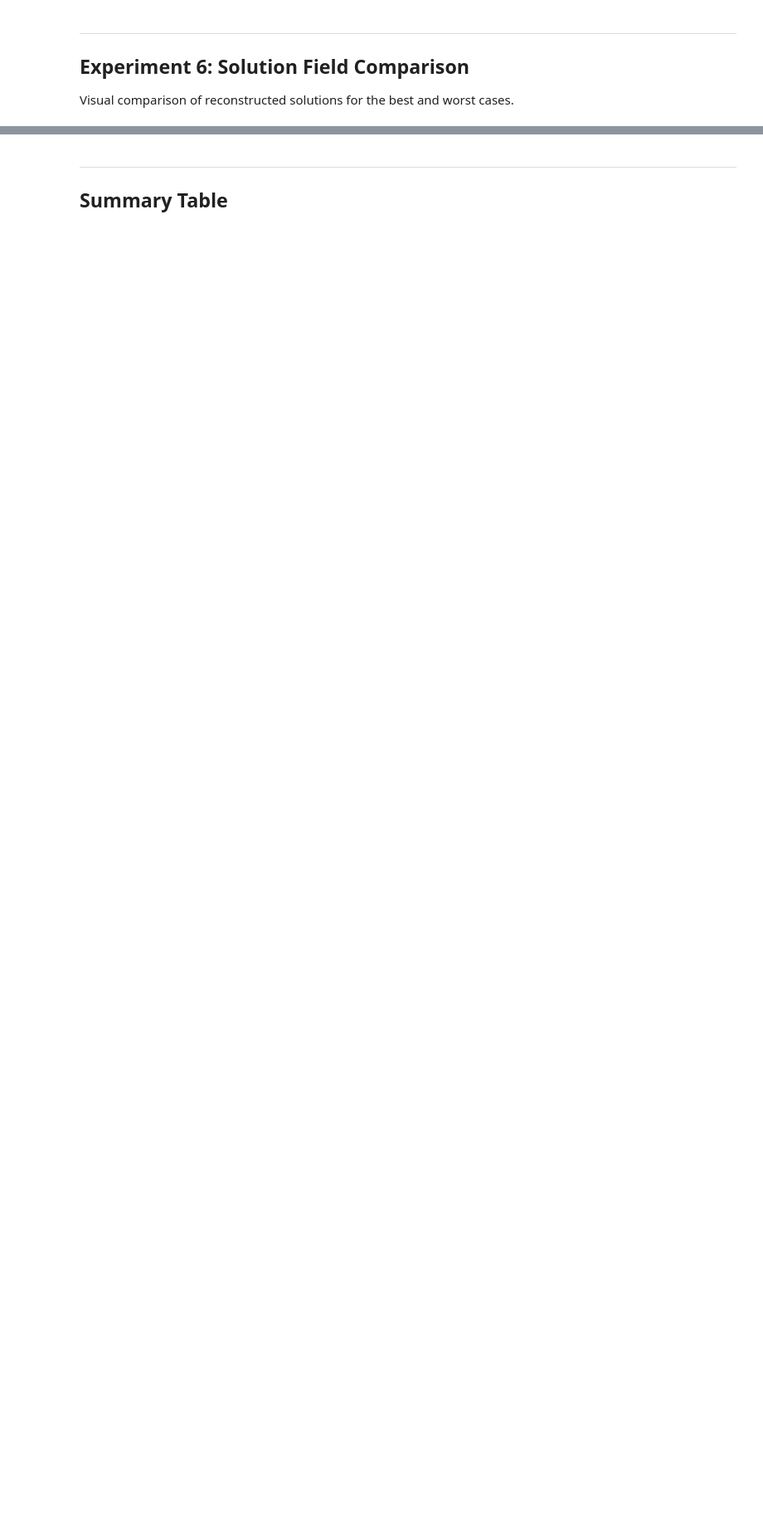
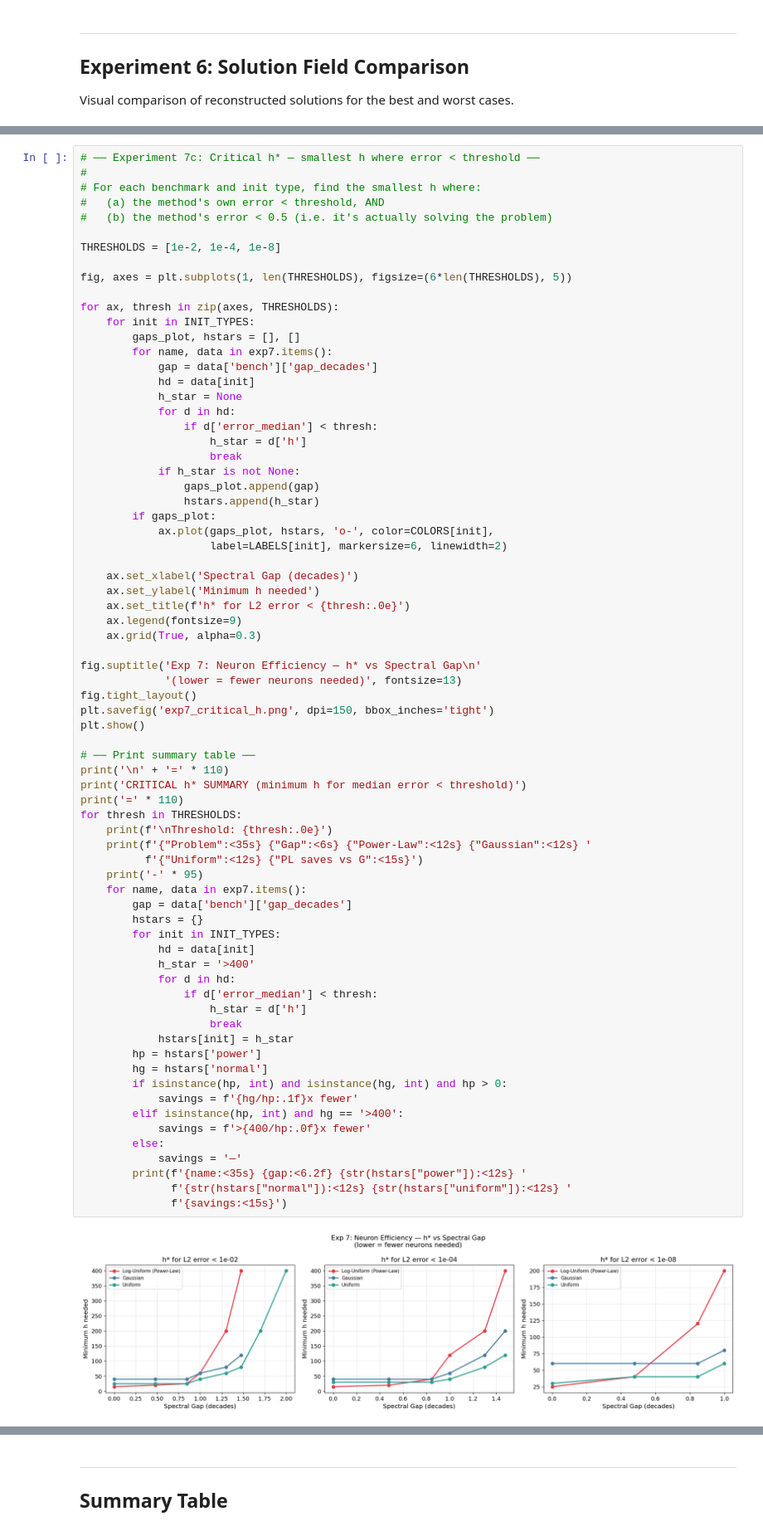
Before and after one commit to duyendh/ELM, a Jupyter notebook: PIELM_ScaleRobust_executed.ipynb, the cells around one changed output, grey strips where cells are left out. Shown at 83% size. Cells and saved outputs as stored; diff of their text form; blank space fills up the shorter version.

```diff
--- a/PIELM_ScaleRobust_executed.ipynb
+++ b/PIELM_ScaleRobust_executed.ipynb
@@ -748,0 +1127,74 @@ plt.show()
+# %%
+# ── Experiment 7c: Critical h* — smallest h where error < threshold ──
+#
+# For each benchmark and init type, find the smallest h where:
+#   (a) the method's own error < threshold, AND
+#   (b) the method's error < 0.5 (i.e. it's actually solving the problem)
+
+THRESHOLDS = [1e-2, 1e-4, 1e-8]
+
+fig, axes = plt.subplots(1, len(THRESHOLDS), figsize=(6*len(THRESHOLDS), 5))
+
+for ax, thresh in zip(axes, THRESHOLDS):
+    for init in INIT_TYPES:
+        gaps_plot, hstars = [], []
+        for name, data in exp7.items():
+            gap = data['bench']['gap_decades']
+            hd = data[init]
+            h_star = None
+            for d in hd:
+                if d['error_median'] < thresh:
+                    h_star = d['h']
+                    break
+            if h_star is not None:
+                gaps_plot.append(gap)
+                hstars.append(h_star)
+        if gaps_plot:
+            ax.plot(gaps_plot, hstars, 'o-', color=COLORS[init],
+                    label=LABELS[init], markersize=6, linewidth=2)
+
+    ax.set_xlabel('Spectral Gap (decades)')
+    ax.set_ylabel('Minimum h needed')
+    ax.set_title(f'h* for L2 error < {thresh:.0e}')
+    ax.legend(fontsize=9)
+    ax.grid(True, alpha=0.3)
+
+fig.suptitle('Exp 7: Neuron Efficiency — h* vs Spectral Gap\n'
+             '(lower = fewer neurons needed)', fontsize=13)
+fig.tight_layout()
+plt.savefig('exp7_critical_h.png', dpi=150, bbox_inches='tight')
+plt.show()
+
+# ── Print summary table ──
+print('\n' + '=' * 110)
+print('CRITICAL h* SUMMARY (minimum h for median error < threshold)')
+print('=' * 110)
+for thresh in THRESHOLDS:
+    print(f'\nThreshold: {thresh:.0e}')
+    print(f'{"Problem":<35s} {"Gap":<6s} {"Power-Law":<12s} {"Gaussian":<12s} '
+          f'{"Uniform":<12s} {"PL saves vs G":<15s}')
+    print('-' * 95)
+    for name, data in exp7.items():
+        gap = data['bench']['gap_decades']
+        hstars = {}
+        for init in INIT_TYPES:
+            hd = data[init]
+            h_star = '>400'
+            for d in hd:
+                if d['error_median'] < thresh:
+                    h_star = d['h']
+                    break
+            hstars[init] = h_star
+        hp = hstars['power']
+        hg = hstars['normal']
+        if isinstance(hp, int) and isinstance(hg, int) and hp > 0:
+            savings = f'{hg/hp:.1f}x fewer'
+        elif isinstance(hp, int) and hg == '>400':
+            savings = f'>{400/hp:.0f}x fewer'
+        else:
+            savings = '—'
+        print(f'{name:<35s} {gap:<6.2f} {str(hstars["power"]):<12s} '
+              f'{str(hstars["normal"]):<12s} {str(hstars["uniform"]):<12s} '
+              f'{savings:<15s}')
+# %% [output]
+[figure, added]
```
Also changed, not shown: parts of 6 cells of this notebook, 3 other files.
